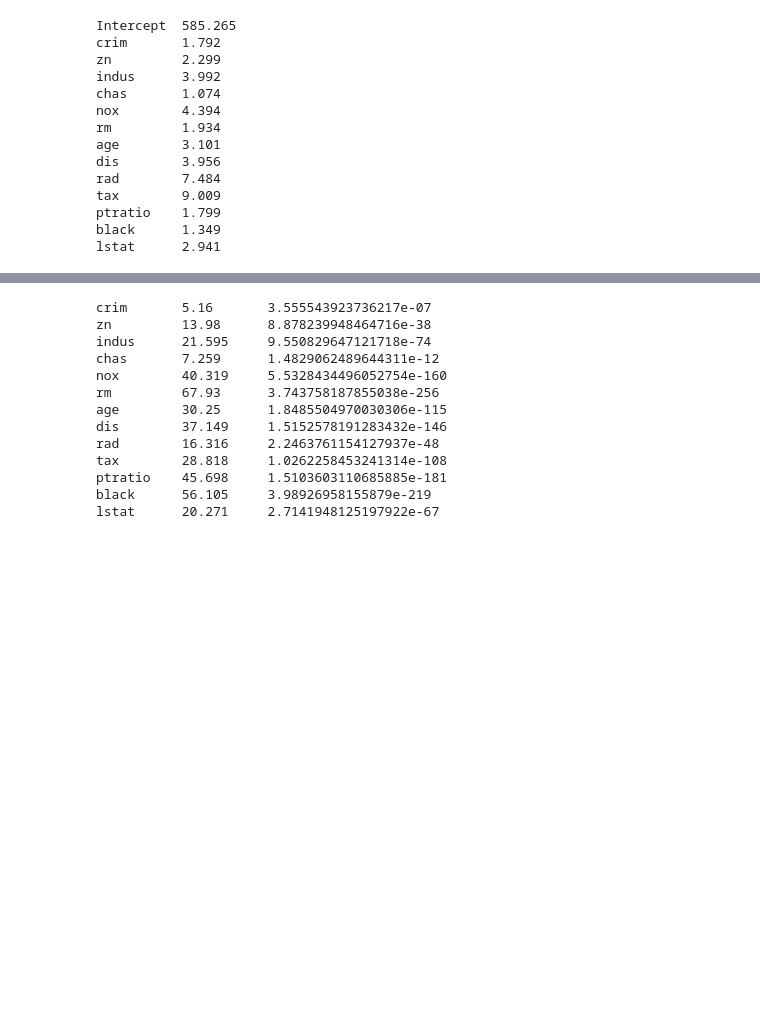
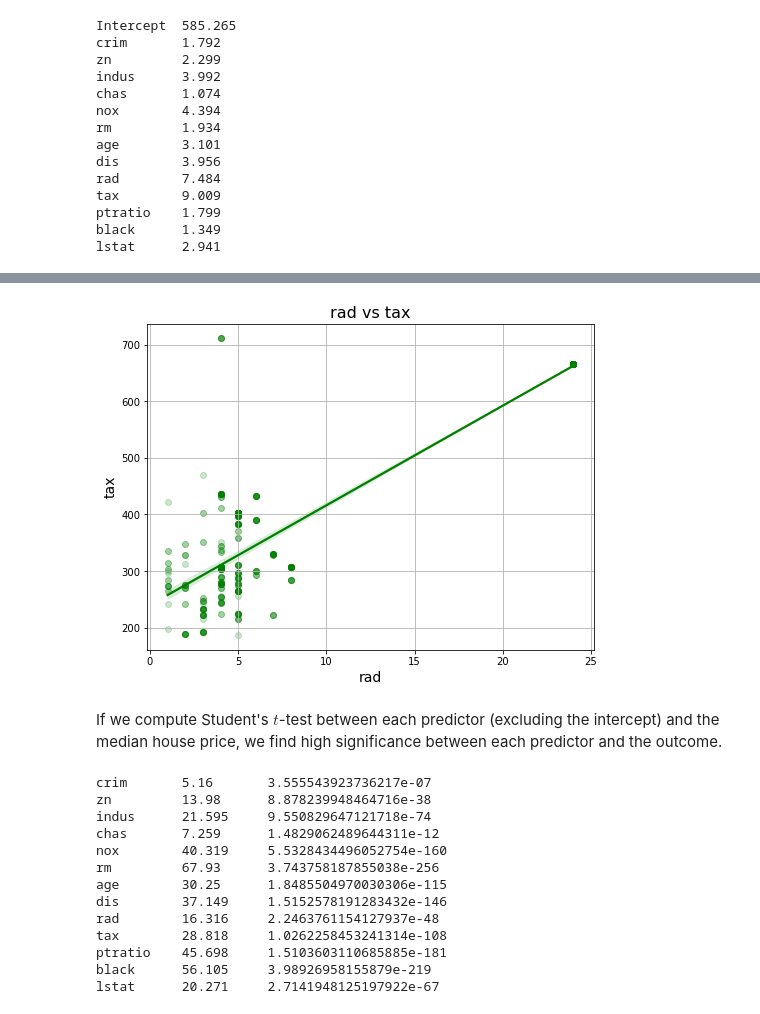
Before and after one commit to capac/ISLwR-python-code, a Jupyter notebook: chapter-3/Chapter 3. Linear Regression - Lab.ipynb, the cells around one changed output, grey strips where cells are left out. Saved outputs shown, nothing was run; the diff lists cells and outputs as text; code cells hidden in the pictures; blank space fills up the shorter version.

Commit message:
Added regression plot between 'tax' and 'rad'

```diff
--- a/chapter-3/Chapter 3. Linear Regression - Lab.ipynb
+++ b/chapter-3/Chapter 3. Linear Regression - Lab.ipynb
@@ -122,3 +154,14 @@ If we compute Student's $t$-test between each predictor (excluding the intercept
+# %%
+fig, axes = plt.subplots(figsize=(8, 6))
+sb.regplot(x='rad', y='tax', data=X, ci=95, color='green', scatter_kws={'alpha': 0.2}, ax=axes)
+axes.set_xlabel('rad', fontsize=14)
+axes.set_ylabel('tax', fontsize=14)
+axes.set_title('rad vs tax', fontsize=16)
+plt.grid(True);
+# %% [output]
+[figure, added]
+# %% [markdown]
+If we compute Student's $t$-test between each predictor (excluding the intercept) and the median house price, we find high significance between each predictor and the outcome.
 # %%
 columns = X.columns[1:]
 for colname in columns:
```
Also changed, not shown: parts of 14 cells of this notebook.
